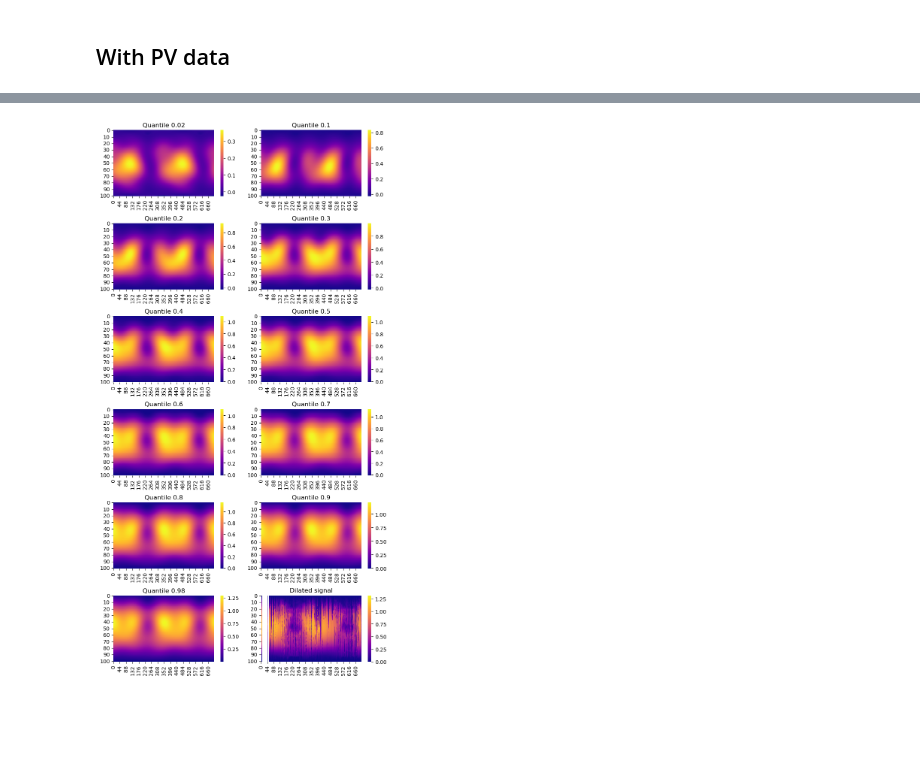
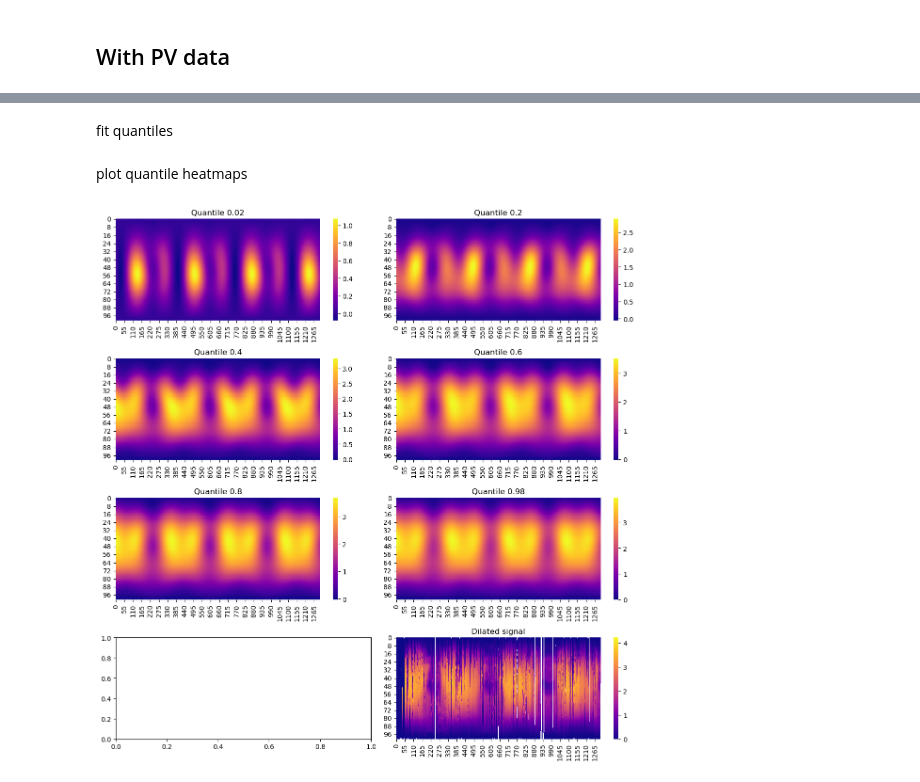
Before and after one commit to cvxgrp/spcqe, a Jupyter notebook: notebooks/Aramis/fitting_pv_data.ipynb, the cells around one changed output, grey strips where cells are left out. Drawn from its saved outputs; the diff is of its cells as text; code cells hidden in the pictures; blank space fills up the shorter version.

Commit message:
updated notebooks, implemented solver/problem options

```diff
--- a/notebooks/Aramis/fitting_pv_data.ipynb
+++ b/notebooks/Aramis/fitting_pv_data.ipynb
@@ -87,0 +70,2 @@ sns.heatmap(signal_dil[:-1].reshape((nvals_dil, ndays), order='F'), cmap='plasma
+# %% [markdown]
+fit quantiles
@@ -88,12 +74,36 @@ sns.heatmap(signal_dil[:-1].reshape((nvals_dil, ndays), order='F'), cmap='plasma
+# %%
+spq1 = SmoothPeriodicQuantiles(
+        num_harmonics=[6,2],
+        periods=[nvals_dil, 365.24225*nvals_dil],
+        standing_wave=[True, False],
+        trend=False,
+        quantiles=my_quantiles,
+        weight=10,
+        solver='osd'
+)
+spq1.fit(sig)
+# %%
+spq2 = SmoothPeriodicQuantiles(
+        num_harmonics=[6,2],
+        periods=[nvals_dil, 365.24225*nvals_dil],
+        standing_wave=[True, False],
+        trend=False,
+        quantiles=my_quantiles,
+        weight=10,
+        solver='mosek'
+)
+spq2.fit(sig)
+# %% [markdown]
+plot quantile heatmaps
 # %%
-def plot_quantiles(q, fq):
-    fig, ax = plt.subplots(6, 2, figsize=(8, 15))
+def plot_quantiles(q, fq, sig):
+    nq = fq.shape[1]
+    nrows = (nq + 2) // 2
+    fig, ax = plt.subplots(nrows, 2, figsize=(12, 3*nrows))
     for i in range(len(q)):
         sns.heatmap(fq[1:, i].reshape((nvals_dil, ndays), order='F'), ax=ax[i//2, i%2], cmap='plasma')
         ax[i//2, i%2].set_title(f'Quantile {q[i]}')
-    sns.heatmap(signal_dil[1:].reshape((nvals_dil, ndays), order='F'), ax=ax[-1, -1], cmap='plasma')
+    sns.heatmap(sig[1:].reshape((nvals_dil, ndays), order='F'), ax=ax[-1, -1], cmap='plasma')
     ax[-1, -1].set_title('Dilated signal')
     plt.tight_layout()
     return plt.gca()
-# %%
-my_quantiles = [0.02, 0.1, 0.2, 0.3, 0.4, 0.5, 0.6, 0.7, 0.8, 0.9, 0.98]
@@ -110,4 +110,4 @@ osd.fit(signal_dil)
 # %%
-plot_quantiles(my_quantiles, osd.fit_quantiles);
+plot_quantiles(my_quantiles, spq1.fit_quantiles, sig);
 # %% [output]
-[figure, old version]
+[figure, new version]
```
Also changed, not shown: parts of 16 cells of this notebook, 3 other files.
